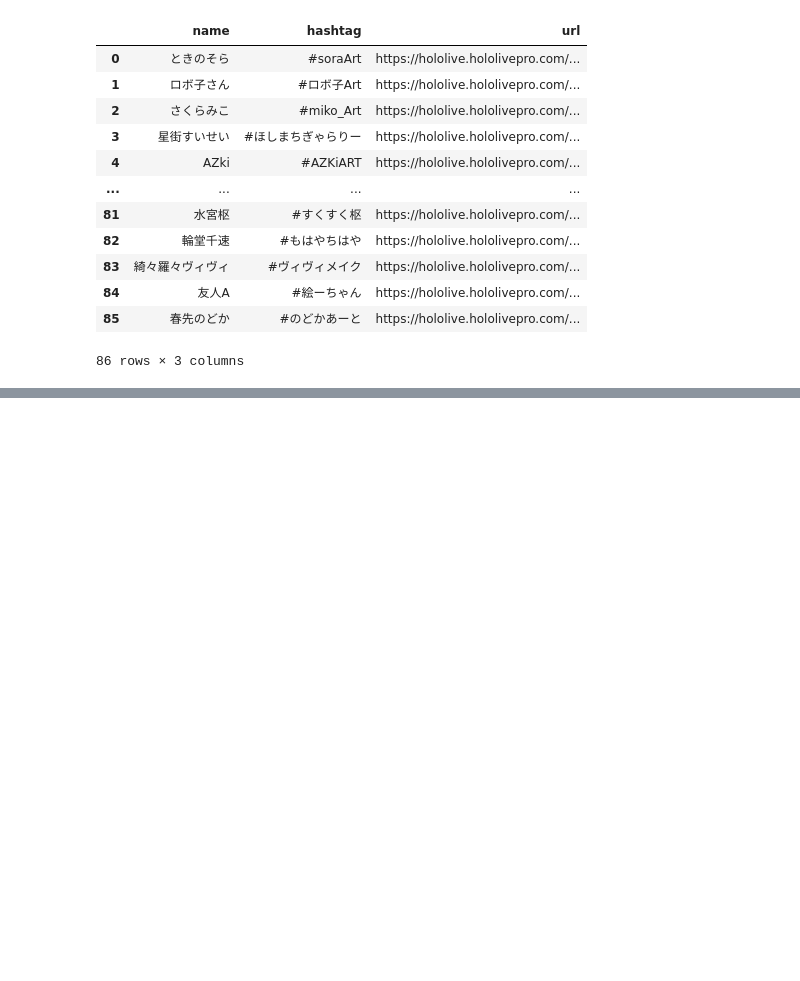
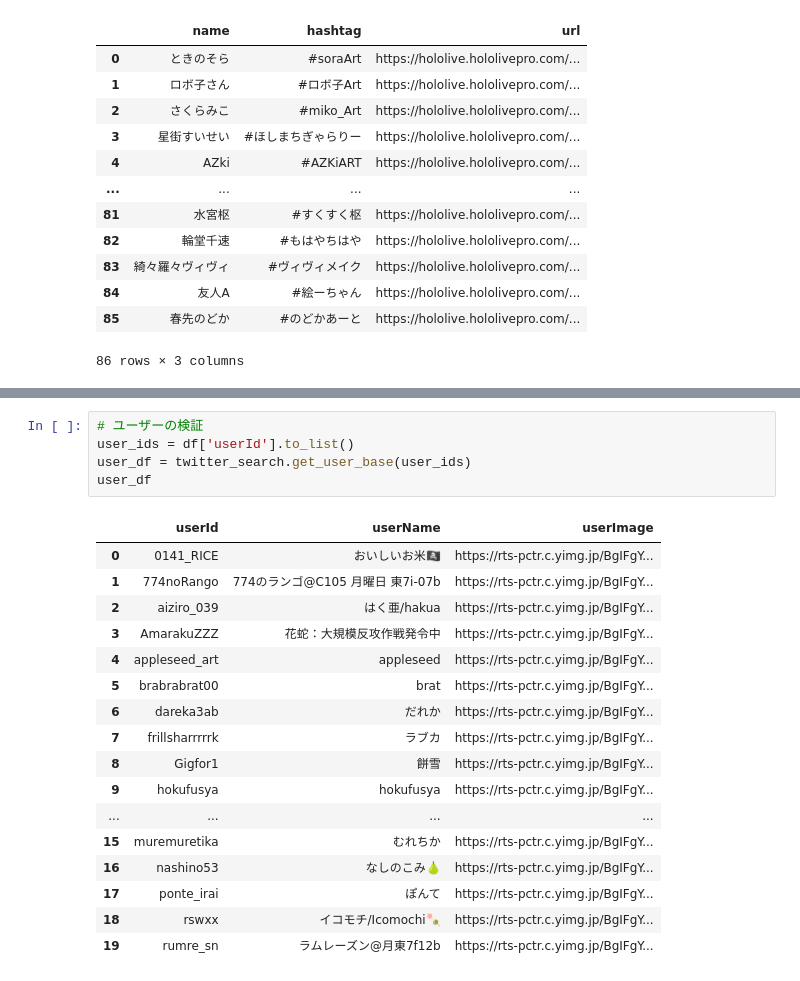
Before and after one commit to sakura7304moti/holomoti2, a Jupyter notebook: api/test.ipynb, the cells around one changed output, grey strips where cells are left out. Saved outputs shown, nothing was run; the diff lists cells and outputs as text; blank space fills up the shorter version.

```diff
--- a/api/test.ipynb
+++ b/api/test.ipynb
@@ -108,0 +145,23 @@ twitter_search.get_tweets_total_count(condition, page_size)
+# %%
+# ユーザーの検証
+user_ids = df['userId'].to_list()
+user_df = twitter_search.get_user_base(user_ids)
+user_df
+# %% [output]
+|  | userId | userName | userImage |
+| 0 | 0141_RICE | おいしいお米🏴‍☠️ | https://rts-pctr.c.yimg.jp/BgIFgY... |
+| 1 | 774noRango | 774のランゴ@C105 月曜日 東7i-07b | https://rts-pctr.c.yimg.jp/BgIFgY... |
+| 2 | aiziro_039 | はく亜/hakua | https://rts-pctr.c.yimg.jp/BgIFgY... |
+| 3 | AmarakuZZZ | 花蛇︎：大規模反攻作戦発令中 | https://rts-pctr.c.yimg.jp/BgIFgY... |
+| 4 | appleseed_art | appleseed | https://rts-pctr.c.yimg.jp/BgIFgY... |
+| 5 | brabrabrat00 | brat | https://rts-pctr.c.yimg.jp/BgIFgY... |
+| 6 | dareka3ab | だれか | https://rts-pctr.c.yimg.jp/BgIFgY... |
+| 7 | frillsharrrrrk | ラブカ | https://rts-pctr.c.yimg.jp/BgIFgY... |
+| 8 | Gigfor1 | 餅雪 | https://rts-pctr.c.yimg.jp/BgIFgY... |
+| 9 | hokufusya | hokufusya | https://rts-pctr.c.yimg.jp/BgIFgY... |
+| ... | ... | ... | ... |
+| 15 | muremuretika | むれちか | https://rts-pctr.c.yimg.jp/BgIFgY... |
+| 16 | nashino53 | なしのこみ🍐 | https://rts-pctr.c.yimg.jp/BgIFgY... |
+| 17 | ponte_irai | ぽんて | https://rts-pctr.c.yimg.jp/BgIFgY... |
+| 18 | rswxx | イコモチ/Icomochi🍡 | https://rts-pctr.c.yimg.jp/BgIFgY... |
+| 19 | rumre_sn | ラムレーズン@月東7f12b | https://rts-pctr.c.yimg.jp/BgIFgY... |
```
Also changed, not shown: parts of 5 cells of this notebook, 10 other files.
